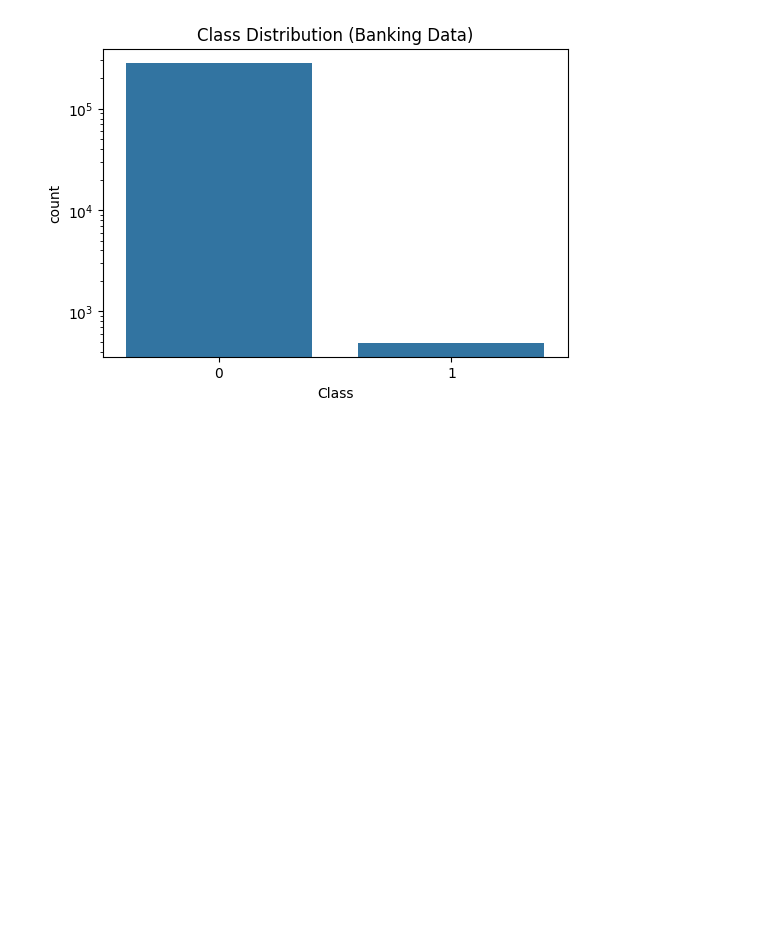
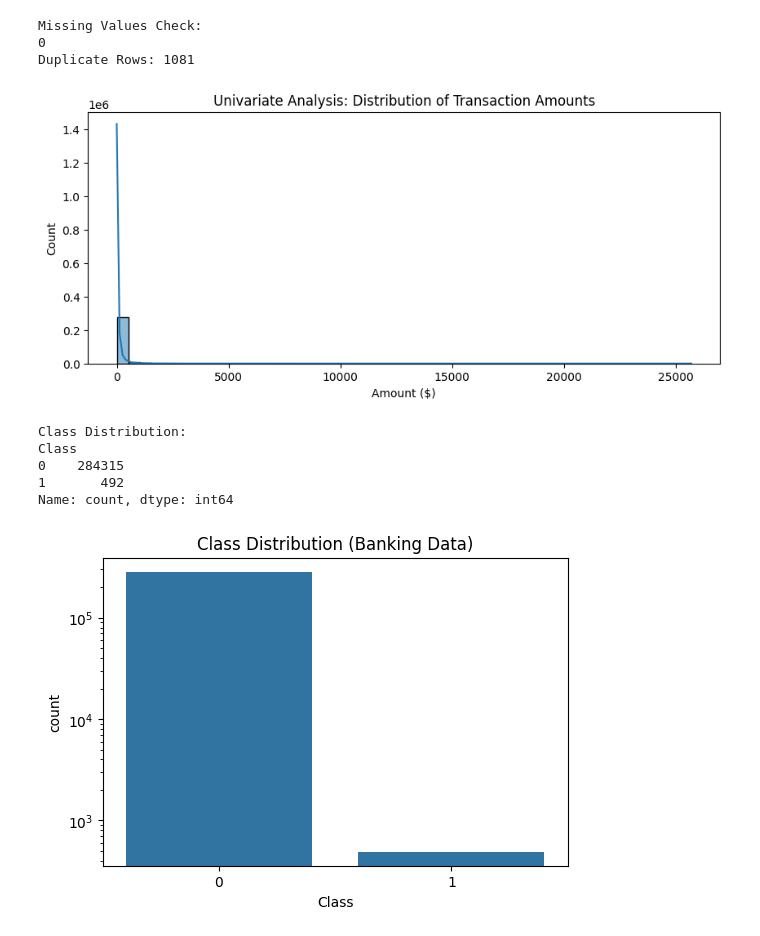
Before and after one commit to nazjobs/fraud-detection, a Jupyter notebook: notebooks/eda-creditcard.ipynb, the cells around one changed output. Cells and saved outputs as stored; diff of their text form; code cells hidden in the pictures; blank space fills up the shorter version.

Commit message:
fix: add explicit data cleaning and validation steps for Task 1a

```diff
--- a/notebooks/eda-creditcard.ipynb
+++ b/notebooks/eda-creditcard.ipynb
@@ -4,6 +4,36 @@ import seaborn as sns
 import matplotlib.pyplot as plt
 # %%
 df_credit = pd.read_csv('../data/raw/creditcard.csv')
+# %%
+# --- TASK 1a: Explicit Data Cleaning (Credit Card Data) ---
+
+# 1. Check for Missing Values
+print("Missing Values Check:")
+print(df_credit.isnull().sum().max())
+
+# 2. Check for Duplicates
+print(f"Duplicate Rows: {df_credit.duplicated().sum()}")
+
+# 3. Univariate Analysis: Amount Distribution
+plt.figure(figsize=(10,4))
+sns.histplot(df_credit['Amount'], bins=50, kde=True)
+plt.title("Univariate Analysis: Distribution of Transaction Amounts")
+plt.xlabel("Amount ($)")
+plt.show()
+
+# 4. Class Distribution
+print("Class Distribution:")
+print(df_credit['Class'].value_counts())
+# %% [output]
+Missing Values Check:
+0
+Duplicate Rows: 1081
+[figure, added]
+Class Distribution:
+Class
+0    284315
+1       492
+Name: count, dtype: int64
 # %%
 # --- PLOT 4: Class Imbalance ---
 plt.figure(figsize=(6, 4))
```
Also changed, not shown: 1 other file.
